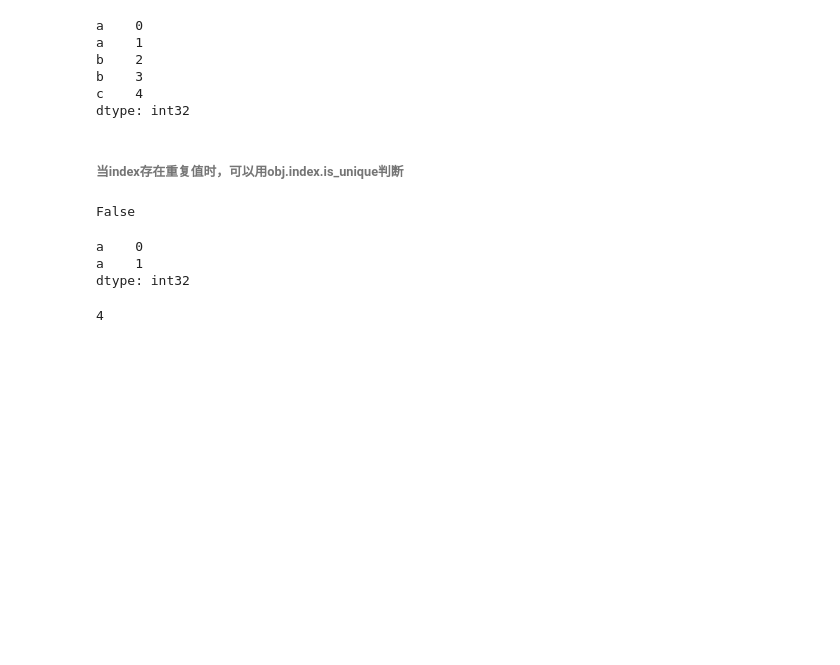
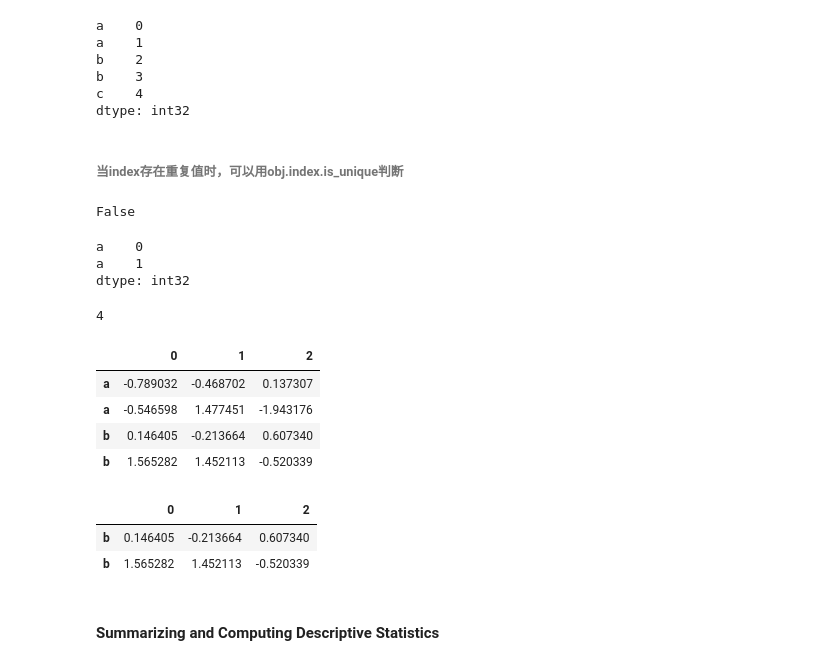
Before and after one commit to teresaj/learn-python, a Jupyter notebook: pda/PDAnotebook-ch05.ipynb, the cells around one changed output. Cells and saved outputs as stored; diff of their text form; code cells hidden in the pictures; blank space fills up the shorter version.

```diff
--- a/pda/PDAnotebook-ch05.ipynb
+++ b/pda/PDAnotebook-ch05.ipynb
@@ -1283 +1285,17 @@ obj['c']
 df = pd.DataFrame(np.random.randn(4,3), index=['a', 'a', 'b', 'b'])
+# %%
+df
+# %% [output]
+|  | 0 | 1 | 2 |
+| a | -0.789032 | -0.468702 | 0.137307 |
+| a | -0.546598 | 1.477451 | -1.943176 |
+| b | 0.146405 | -0.213664 | 0.607340 |
+| b | 1.565282 | 1.452113 | -0.520339 |
+# %%
+df.loc['b']
+# %% [output]
+|  | 0 | 1 | 2 |
+| b | 0.146405 | -0.213664 | 0.607340 |
+| b | 1.565282 | 1.452113 | -0.520339 |
+# %% [markdown]
+####  Summarizing and Computing Descriptive Statistics
```
Also changed, not shown: parts of 2 cells of this notebook, 1 other file.
